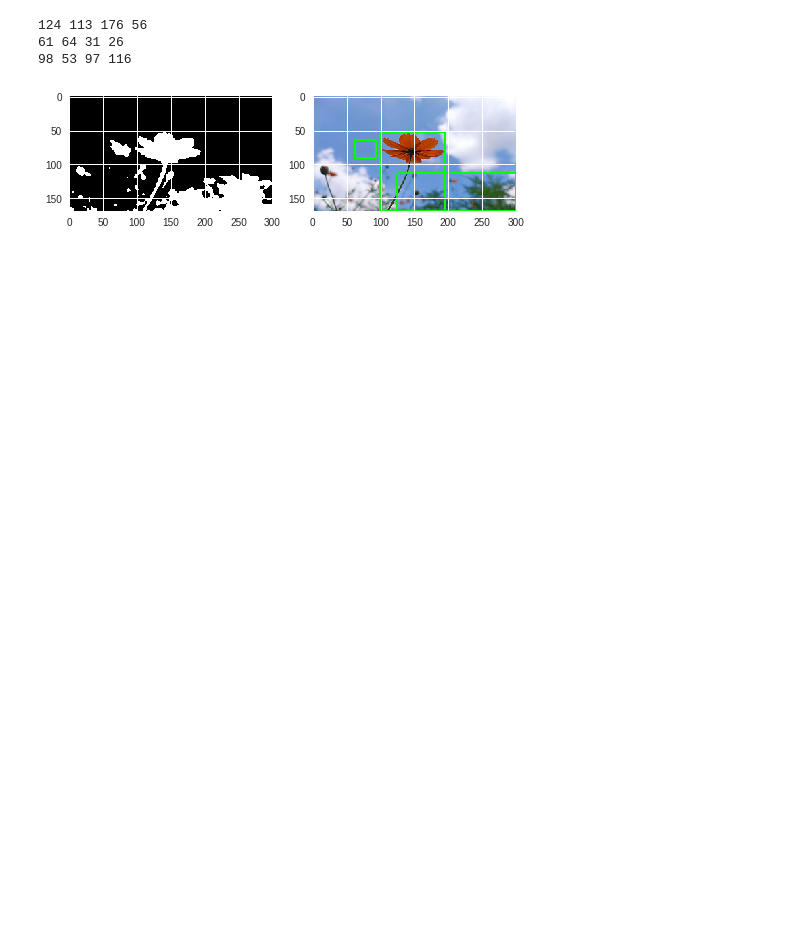
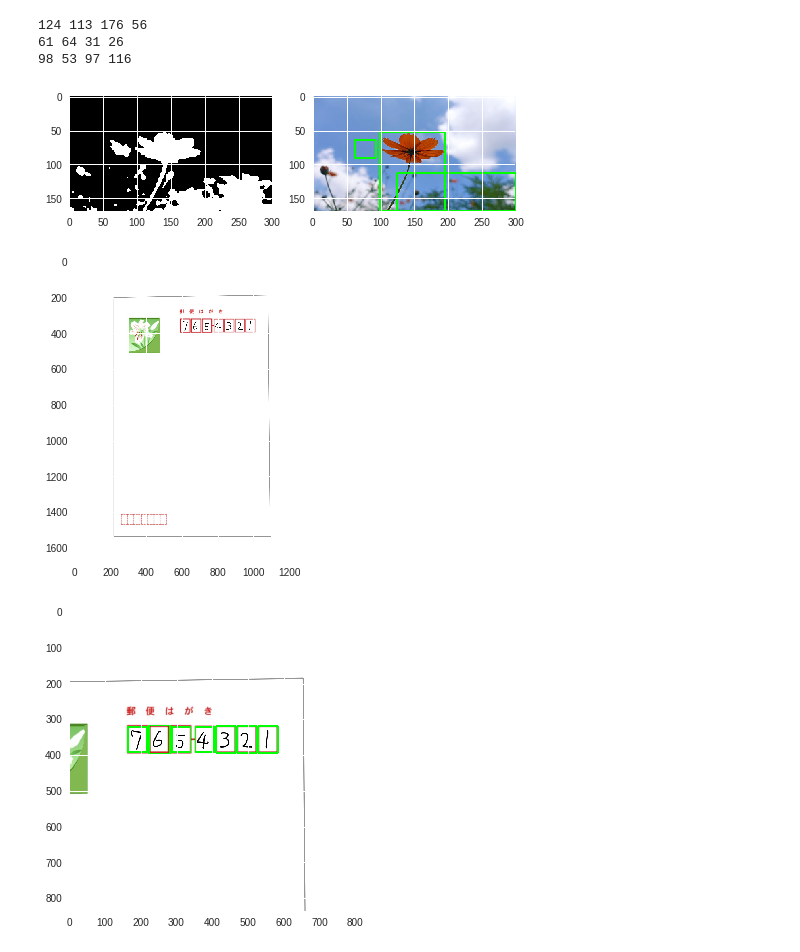
Before and after one commit to latte05/ML_training, a Jupyter notebook: OpenCV2_find_contours(輪郭抽出).ipynb, the cells around one changed output. Saved outputs shown, nothing was run; the diff lists cells and outputs as text; code cells hidden in the pictures; blank space fills up the shorter version.

```diff
--- a/OpenCV2_find_contours(輪郭抽出).ipynb
+++ b/OpenCV2_find_contours(輪郭抽出).ipynb
@@ -14,0 +33,17 @@ User uploaded file "flower.jpg" with length 28353 bytes
+# %%
+from sklearn.model_selection import train_test_split
+from sklearn import datasets, svm, metrics
+from sklearn.metrics import accuracy_score
+
+digits = datasets.load_digits()
+x = digits.images
+y = digits.target
+x = x.reshape((-1,64))
+
+x_train, x_test, y_train, y_test = train_test_split(x, y, test_size=0.2)
+
+clf = svm.LinearSVC()
+clf.fit(x_train, y_train)
+
+y_pred = clf.predict(x_test)
+print(accuracy_score(y_test, y_pred))
@@ -96,0 +188,15 @@ plt.show()
+# %%
+if __name__ == '__main__':
+
+
+  img = cv2.imread("letter01.png")
+  plt.imshow(cv2.cvtColor(img, cv2.COLOR_BGR2RGB))
+  plt.show()
+
+  cnts, img = detect_zipno("letter01.png")
+
+  plt.imshow(cv2.cvtColor(img, cv2.COLOR_BGR2RGB))
+  plt.show()
+# %% [output]
+[figure, added]
+[figure, added]
```
Also changed, not shown: parts of 8 cells of this notebook.
